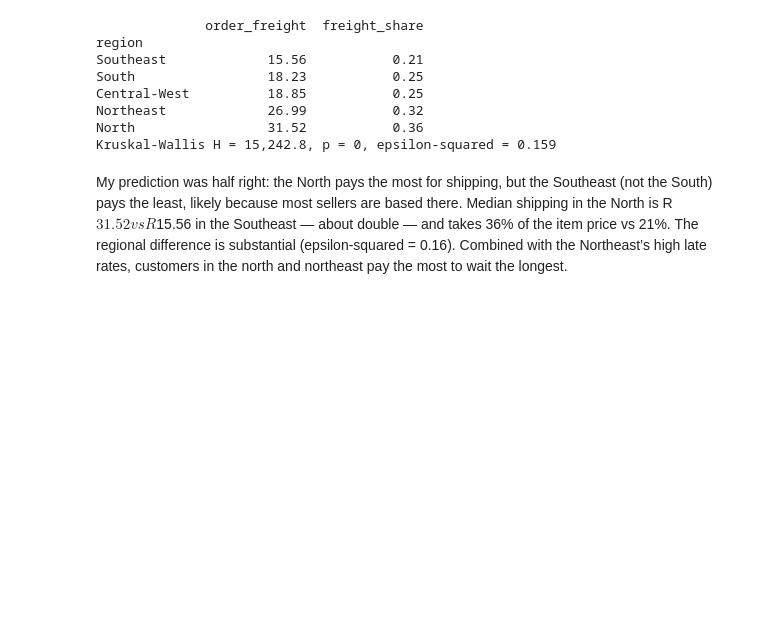
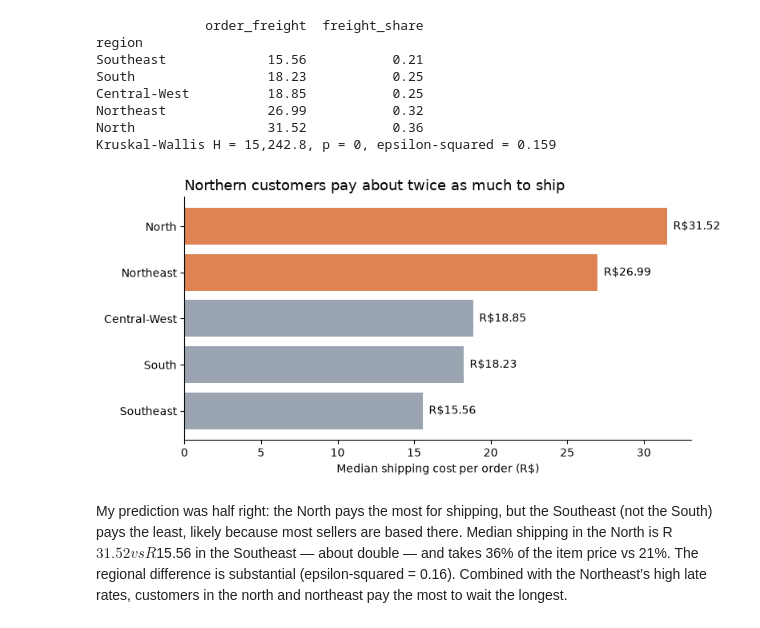
Before and after one commit to aschenbrennermatt-commits/olist-delivery-reviews, a Jupyter notebook: notebooks/01_statistics.ipynb, the cells around one changed output. Cells and saved outputs as stored; diff of their text form; code cells hidden in the pictures; blank space fills up the shorter version.

```diff
--- a/notebooks/01_statistics.ipynb
+++ b/notebooks/01_statistics.ipynb
@@ -211,6 +232,23 @@ Central-West          18.85           0.25
 Northeast             26.99           0.32
 North                 31.52           0.36
 Kruskal-Wallis H = 15,242.8, p = 0, epsilon-squared = 0.159
+# %%
+region_med = (df.groupby("region")["order_freight"].median()
+                .sort_values())
+
+fig, ax = plt.subplots(figsize=(8, 4))
+colors = ["#DD8452" if r in ("North", "Northeast") else "#9AA5B1" for r in region_med.index]
+ax.barh(region_med.index, region_med.values, color=colors)
+for y, v in enumerate(region_med.values):
+    ax.text(v + 0.4, y, f"R${v:.2f}", va="center")
+ax.set_title("Northern customers pay about twice as much to ship", fontsize=13, loc="left")
+ax.set_xlabel("Median shipping cost per order (R$)")
+sns.despine()
+plt.tight_layout()
+plt.savefig("../figures/shipping_by_region.png", dpi=150)
+plt.show()
+# %% [output]
+[figure, added]
 # %% [markdown]
 My prediction was half right: the North pays the most for shipping, but the Southeast (not the South) pays the least, likely because most sellers are based there. Median shipping in the North is R$31.52 vs R$15.56 in the Southeast — about double — and takes 36% of the item price vs 21%. The regional difference is substantial (epsilon-squared = 0.16). Combined with the Northeast’s high late rates, customers in the north and northeast pay the most to wait the longest.
 # %% [markdown]
```
Also changed, not shown: parts of 1 cell of this notebook, 2 other files.
